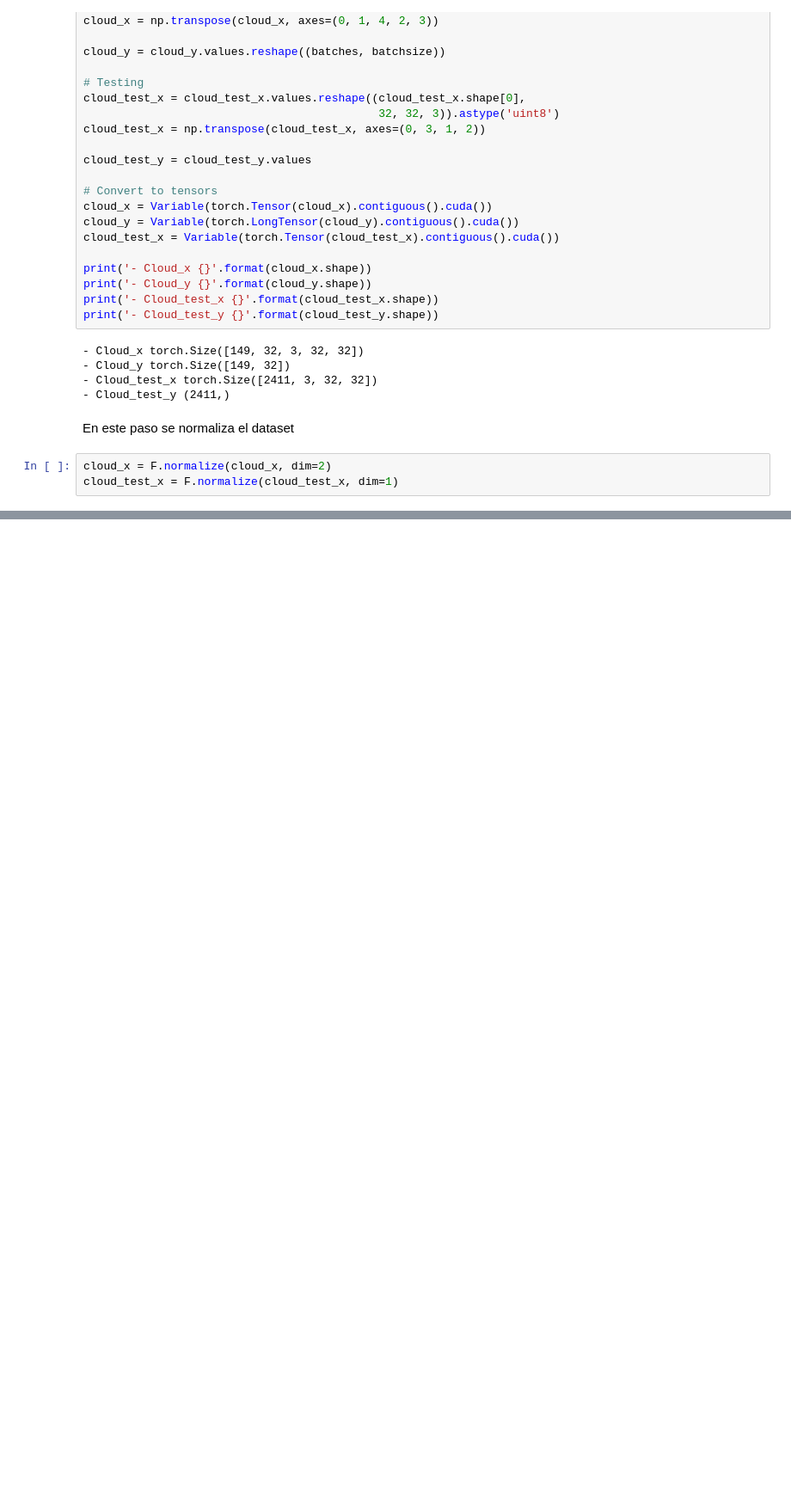
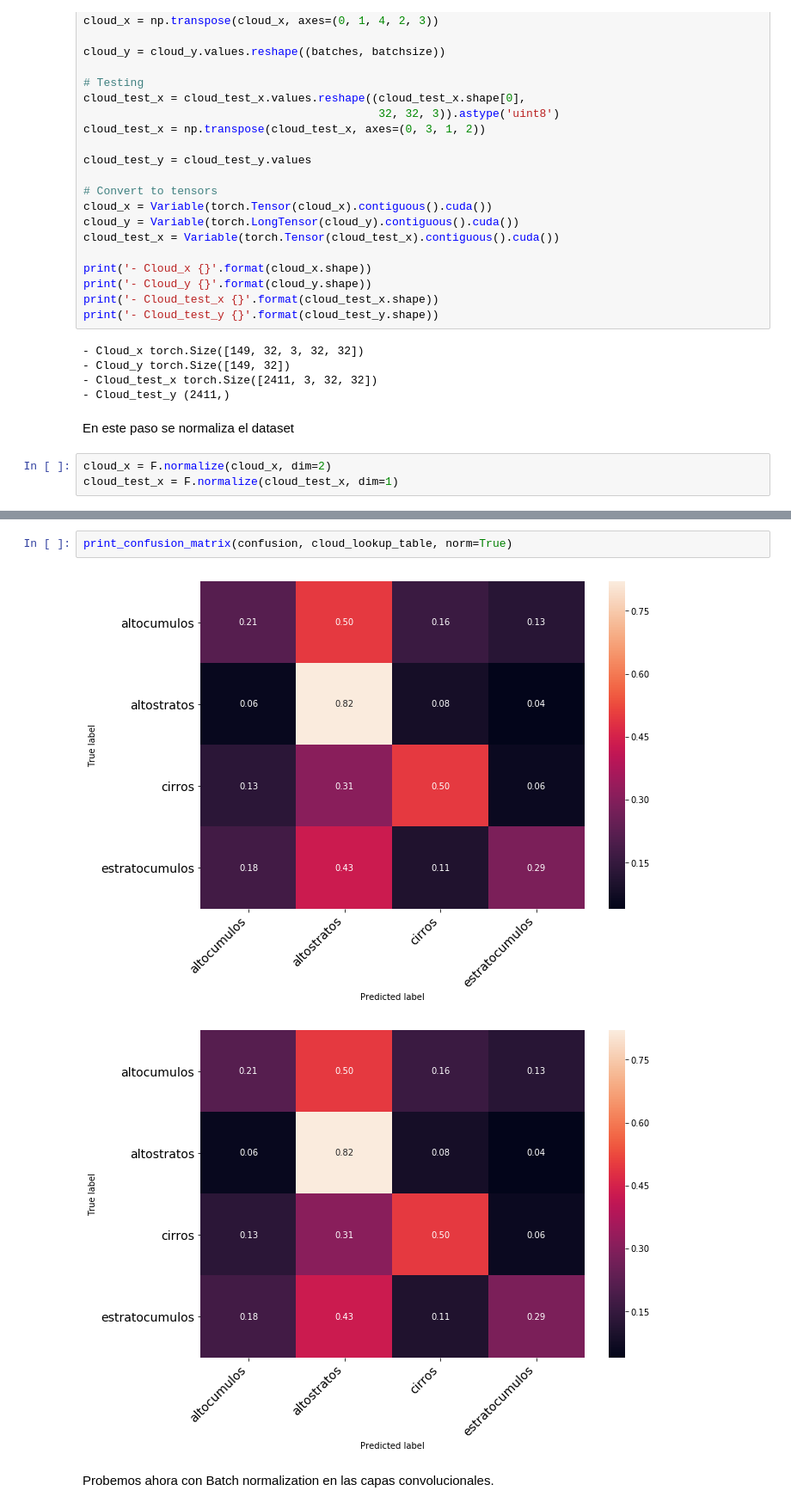
Before and after one commit to labellson/cloud-characterization-pytorch, a Jupyter notebook: 2-Lenet-5.ipynb, the cells around one changed output, grey strips where cells are left out. Shown at 86% size. Cells and saved outputs as stored; diff of their text form; blank space fills up the shorter version.

```diff
--- a/2-Lenet-5.ipynb
+++ b/2-Lenet-5.ipynb
@@ -259,0 +298,7 @@ print('\n- Time: ', end - start)
+# %%
+print_confusion_matrix(confusion, cloud_lookup_table, norm=True)
+# %% [output]
+[figure, added]
+[figure, added]
+# %% [markdown]
+Probemos ahora con Batch normalization en las capas convolucionales.
```
Also changed, not shown: parts of 22 cells of this notebook.
